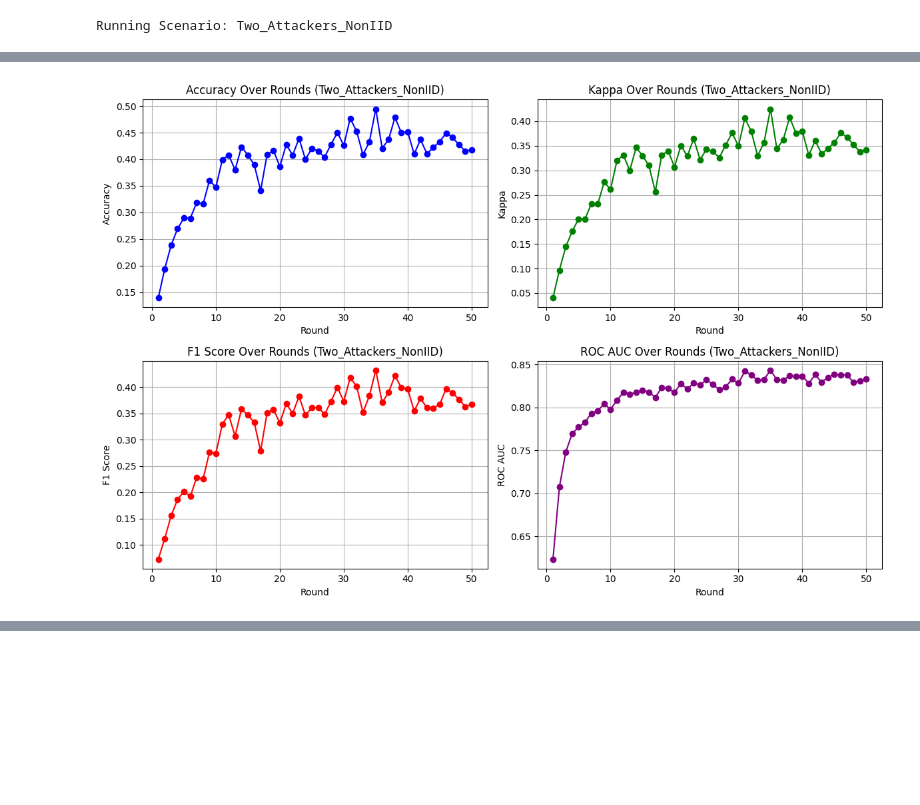
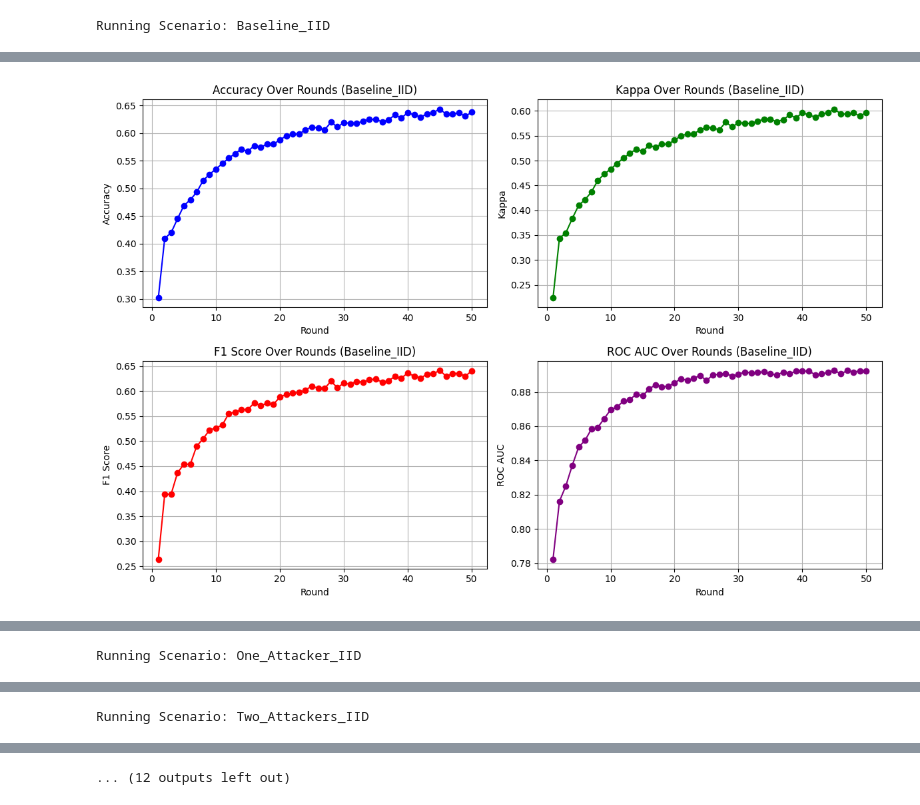
Before and after one commit to YouDontKnowWho/AiSafety-Assignment, a Jupyter notebook: 2.2_FedProx.ipynb, the cells around one changed output, grey strips where cells are left out. Drawn from its saved outputs; the diff is of its cells as text; code cells hidden in the pictures; blank space fills up the shorter version.

```diff
--- a/2.2_FedProx.ipynb
+++ b/2.2_FedProx.ipynb
@@ -374,11 +374,11 @@ def run_simulation_scenario(ATTACKER_IDS, USE_IID):
 # Function to run all scenarios
 def run_all_scenarios():
     scenarios = [
-        #{"name": "Baseline_IID", "ATTACKER_IDS": [], "USE_IID": True},
-        #{"name": "One_Attacker_IID", "ATTACKER_IDS": [0], "USE_IID": True},
-        #{"name": "Two_Attackers_IID", "ATTACKER_IDS": [0, 1], "USE_IID": True},
-        #{"name": "Baseline_NonIID", "ATTACKER_IDS": [], "USE_IID": False},
-        #{"name": "One_Attacker_NonIID", "ATTACKER_IDS": [0], "USE_IID": False},
+        {"name": "Baseline_IID", "ATTACKER_IDS": [], "USE_IID": True},
+        {"name": "One_Attacker_IID", "ATTACKER_IDS": [0], "USE_IID": True},
+        {"name": "Two_Attackers_IID", "ATTACKER_IDS": [0, 1], "USE_IID": True},
+        {"name": "Baseline_NonIID", "ATTACKER_IDS": [], "USE_IID": False},
+        {"name": "One_Attacker_NonIID", "ATTACKER_IDS": [0], "USE_IID": False},
         {"name": "Two_Attackers_NonIID", "ATTACKER_IDS": [0, 1], "USE_IID": False},
     ]
 
@@ -425,7 +425,7 @@ def run_all_scenarios():
 
         # Save metrics to CSV
         df = pd.DataFrame(metrics)
-        df.to_csv(f"{scenario['name']}_metrics.csv", index=False)
+        df.to_csv(f"FedProx_{scenario['name']}_metrics.csv", index=False)
 
     return results
 
@@ -449 +449 @@ INFO 2024-11-23 20:10:59,407:      [ROUND 1]
-Running Scenario: Two_Attackers_NonIID
+Running Scenario: Baseline_IID
@@ -467 +467 @@ DEBUG 2024-11-23 20:18:13,323:     Stopping Simulation Engine now.
-[figure, old version]
+[figure, new version]
@@ -467,0 +482 @@ DEBUG 2024-11-23 20:18:13,323:     Stopping Simulation Engine now.
+Running Scenario: One_Attacker_IID
@@ -467,0 +515 @@ DEBUG 2024-11-23 20:18:13,323:     Stopping Simulation Engine now.
+Running Scenario: Two_Attackers_IID
@@ -467,0 +534 @@ DEBUG 2024-11-23 20:18:13,323:     Stopping Simulation Engine now.
+... (12 outputs left out)
```
Also changed, not shown: parts of 16 cells of this notebook, 8 other files.
